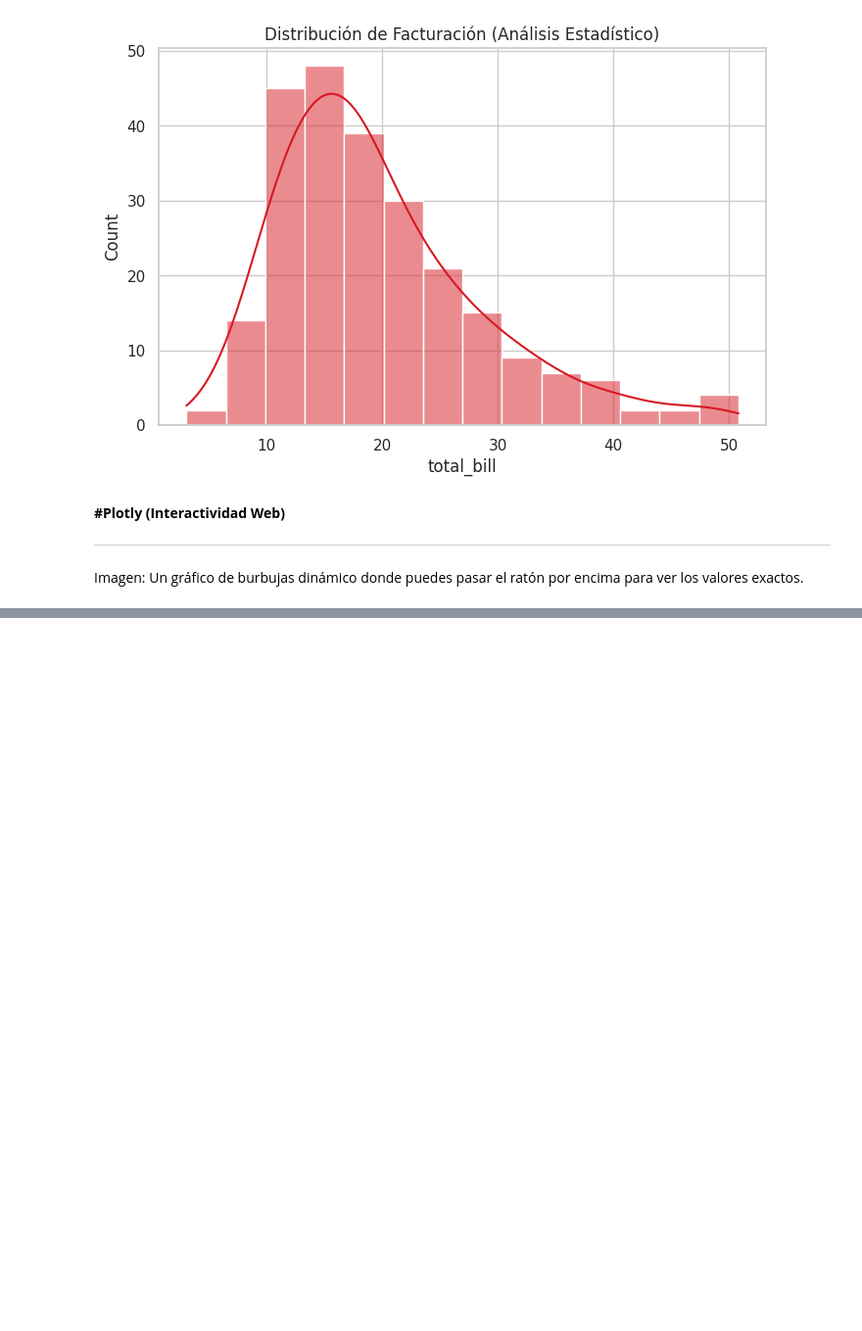
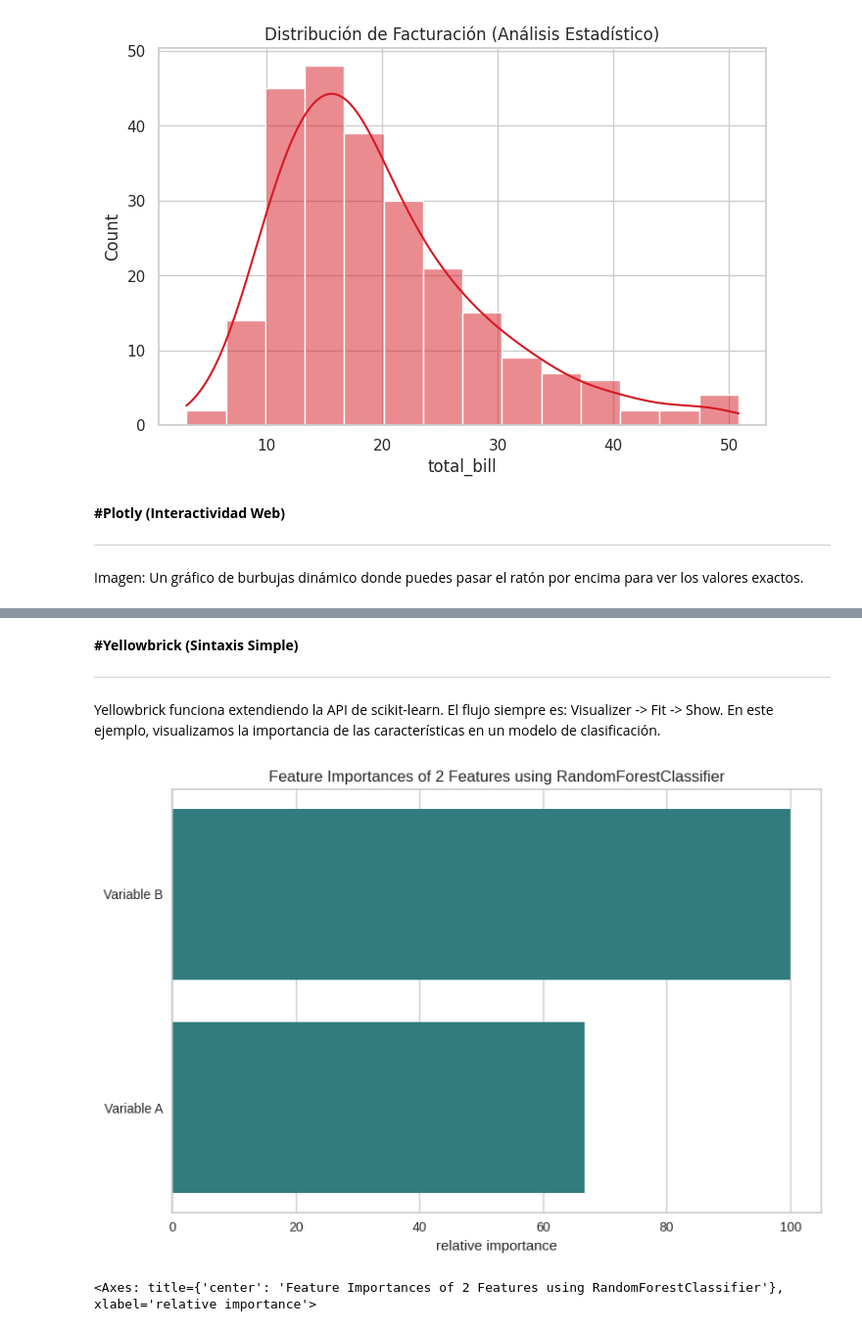
Before and after one commit to acolivera/colabs_VdD, a Jupyter notebook: modulo2_ejemplos_python.ipynb, the cells around one changed output, grey strips where cells are left out. Shown at 98% size. Cells and saved outputs as stored; diff of their text form; code cells hidden in the pictures; blank space fills up the shorter version.

```diff
--- a/modulo2_ejemplos_python.ipynb
+++ b/modulo2_ejemplos_python.ipynb
@@ -67,0 +203,27 @@ fig.show()
+# %% [markdown]
+**#Yellowbrick (Sintaxis Simple)**
+
+
+---
+
+
+Yellowbrick funciona extendiendo la API de scikit-learn. El flujo siempre es: Visualizer -> Fit -> Show. En este ejemplo, visualizamos la importancia de las características en un modelo de clasificación.
+# %%
+from sklearn.ensemble import RandomForestClassifier
+from yellowbrick.model_selection import FeatureImportances
+import matplotlib.pyplot as plt
+
+# Datos ficticios
+X = [[1, 2], [2, 3], [3, 4], [4, 5], [5, 6]]
+y = [0, 0, 1, 1, 1]
+labels = ['Variable A', 'Variable B']
+
+# El visualizador envuelve al modelo
+model = RandomForestClassifier(n_estimators=10)
+viz = FeatureImportances(model, labels=labels, colors=['#307C7E']) #
+
+viz.fit(X, y)
+viz.show()
+# %% [output]
+[figure, added]
+<Axes: title={'center': 'Feature Importances of 2 Features using RandomForestClassifier'}, xlabel='relative importance'>
```
Also changed, not shown: parts of 15 cells of this notebook.
